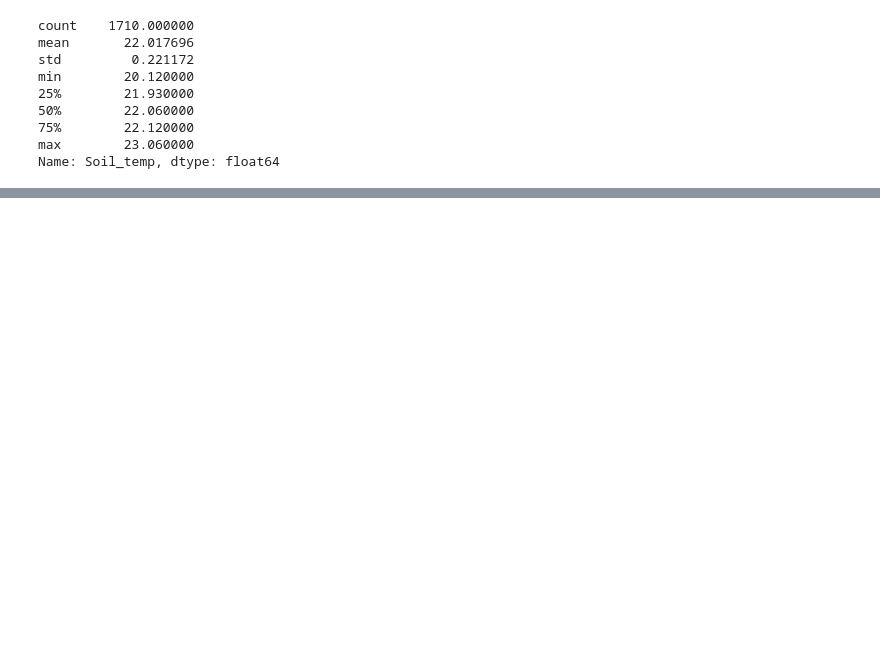
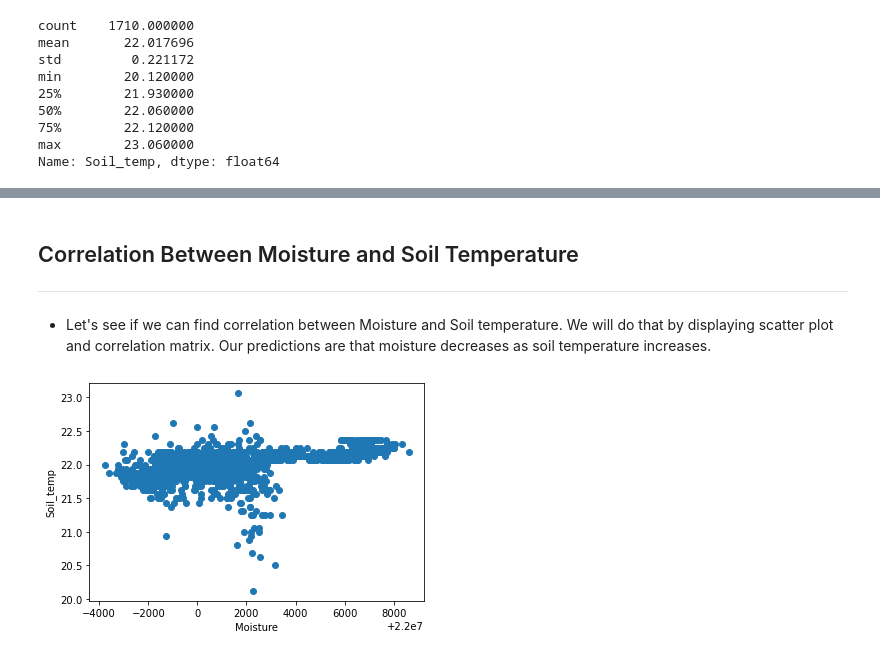
Before and after one commit to MarVig14/Data-project, a Jupyter notebook: development/Soil_analysis/Soil_analysis.ipynb, the cells around one changed output, grey strips where cells are left out. Cells and saved outputs as stored; diff of their text form; code cells hidden in the pictures; blank space fills up the shorter version.

```diff
--- a/development/Soil_analysis/Soil_analysis.ipynb
+++ b/development/Soil_analysis/Soil_analysis.ipynb
@@ -183,2 +261,19 @@ From graphs above, we can see actually 2 experiments. With L14 we measured soil
 
 ---
+# %% [markdown]
+## Correlation Between Moisture and Soil Temperature
+---
+# %% [markdown]
+* Let's see if we can find correlation between Moisture and Soil temperature. We will do that by displaying scatter plot and correlation matrix. Our predictions are that moisture decreases as soil temperature increases.
+# %%
+# plotting scatter plot
+fig, ax = plt.subplots()
+ax.scatter(L14['Moisture'], L14['Soil_temp'])
+
+# set labels of features
+ax.set_xlabel('Moisture')
+ax.set_ylabel('Soil_temp')
+
+plt.show()
+# %% [output]
+[figure, added]
```
Also changed, not shown: parts of 32 cells of this notebook.
